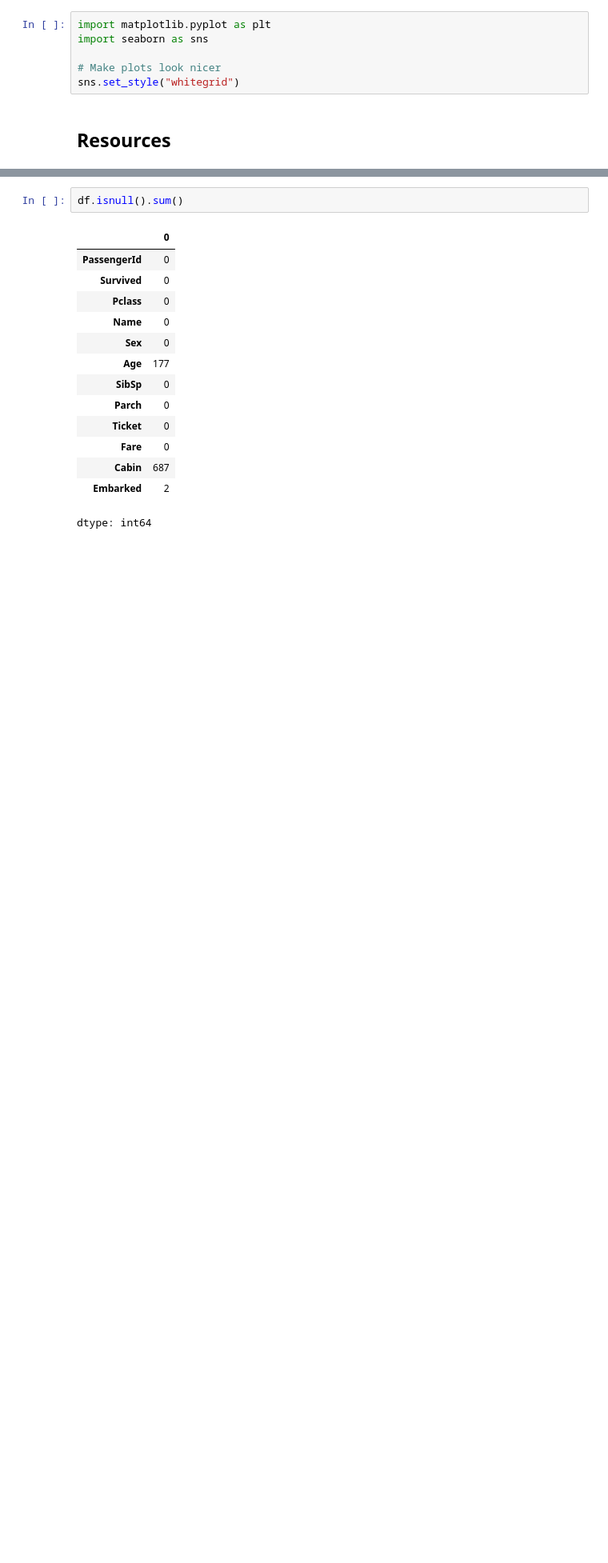
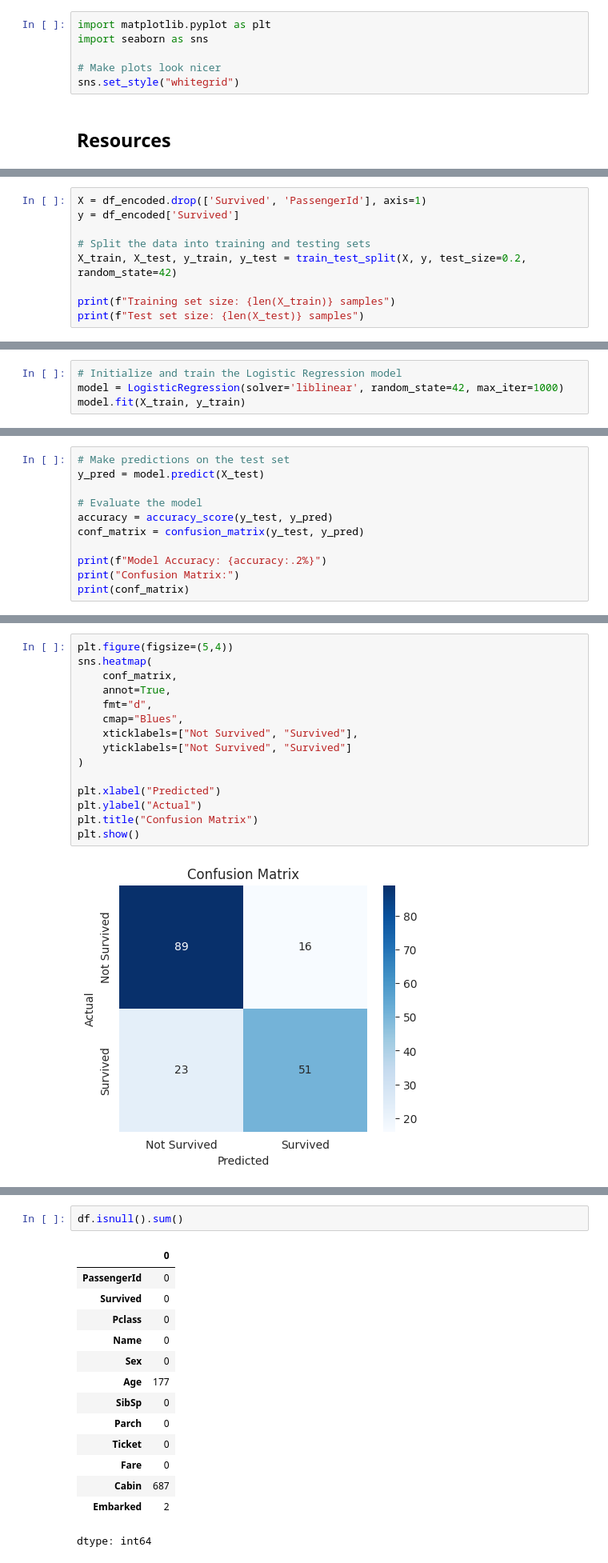
Before and after one commit to abeerahateeq/neurofive-ml-track, a Jupyter notebook: Titanic_EDA.ipynb, the cells around one changed output, grey strips where cells are left out. Shown at 80% size. Drawn from its saved outputs; the diff is of its cells as text; blank space fills up the shorter version.

```diff
--- a/Titanic_EDA.ipynb
+++ b/Titanic_EDA.ipynb
@@ -100,0 +133,9 @@ sns.set_style("whitegrid")
+# %%
+X = df_encoded.drop(['Survived', 'PassengerId'], axis=1)
+y = df_encoded['Survived']
+
+# Split the data into training and testing sets
+X_train, X_test, y_train, y_test = train_test_split(X, y, test_size=0.2, random_state=42)
+
+print(f"Training set size: {len(X_train)} samples")
+print(f"Test set size: {len(X_test)} samples")
@@ -100,0 +147,4 @@ sns.set_style("whitegrid")
+# %%
+# Initialize and train the Logistic Regression model
+model = LogisticRegression(solver='liblinear', random_state=42, max_iter=1000)
+model.fit(X_train, y_train)
@@ -100,0 +153,11 @@ sns.set_style("whitegrid")
+# %%
+# Make predictions on the test set
+y_pred = model.predict(X_test)
+
+# Evaluate the model
+accuracy = accuracy_score(y_test, y_pred)
+conf_matrix = confusion_matrix(y_test, y_pred)
+
+print(f"Model Accuracy: {accuracy:.2%}")
+print("Confusion Matrix:")
+print(conf_matrix)
@@ -100,0 +169,17 @@ sns.set_style("whitegrid")
+# %%
+plt.figure(figsize=(5,4))
+sns.heatmap(
+    conf_matrix,
+    annot=True,
+    fmt="d",
+    cmap="Blues",
+    xticklabels=["Not Survived", "Survived"],
+    yticklabels=["Not Survived", "Survived"]
+)
+
+plt.xlabel("Predicted")
+plt.ylabel("Actual")
+plt.title("Confusion Matrix")
+plt.show()
+# %% [output]
+[figure, added]
```
Also changed, not shown: parts of 9 cells of this notebook.
